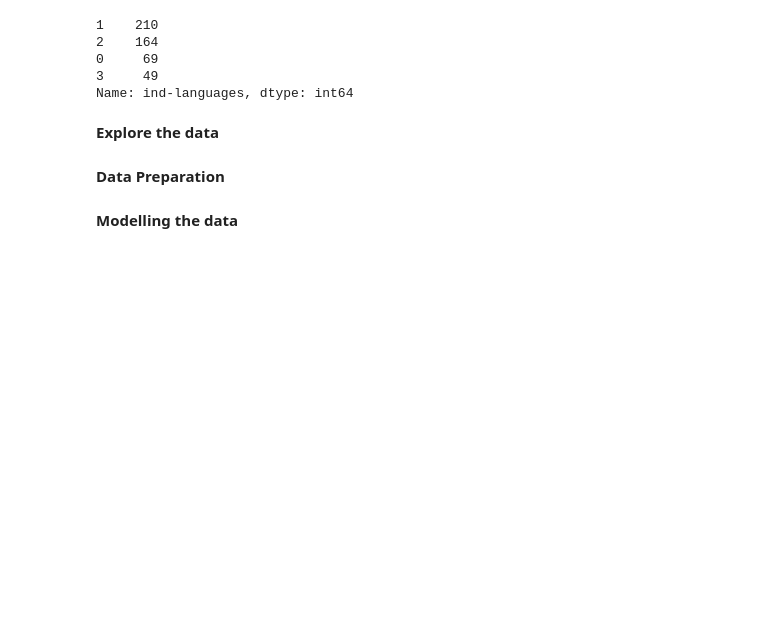
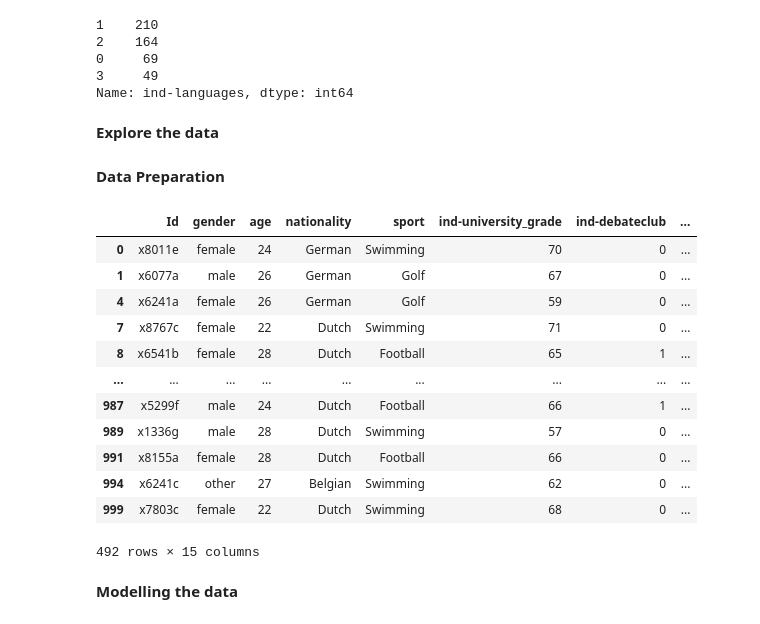
Before and after one commit to mjzdych/itds_project, a Jupyter notebook: itds_assignment3.ipynb, the cells around one changed output. Cells and saved outputs as stored; diff of their text form; code cells hidden in the pictures; blank space fills up the shorter version.

```diff
--- a/itds_assignment3.ipynb
+++ b/itds_assignment3.ipynb
@@ -133,6 +133,24 @@ Name: ind-languages, dtype: int64
 **Explore the data**
 # %% [markdown]
 **Data Preparation**
+# %%
+final_df = filtered_df*1
+final_df.head(10)
+final_df
+# %% [output]
+|  | Id | gender | age | nationality | sport | ind-university_grade | ind-debateclub | ... |
+| 0 | x8011e | female | 24 | German | Swimming | 70 | 0 | ... |
+| 1 | x6077a | male | 26 | German | Golf | 67 | 0 | ... |
+| 4 | x6241a | female | 26 | German | Golf | 59 | 0 | ... |
+| 7 | x8767c | female | 22 | Dutch | Swimming | 71 | 0 | ... |
+| 8 | x6541b | female | 28 | Dutch | Football | 65 | 1 | ... |
+| ... | ... | ... | ... | ... | ... | ... | ... | ... |
+| 987 | x5299f | male | 24 | Dutch | Football | 66 | 1 | ... |
+| 989 | x1336g | male | 28 | Dutch | Swimming | 57 | 0 | ... |
+| 991 | x8155a | female | 28 | Dutch | Football | 66 | 0 | ... |
+| 994 | x6241c | other | 27 | Belgian | Swimming | 62 | 0 | ... |
+| 999 | x7803c | female | 22 | Dutch | Swimming | 68 | 0 | ... |
+492 rows × 15 columns
 # %% [markdown]
 **Modelling the data**
 # %%
```
Also changed, not shown: parts of 1 cell of this notebook.
